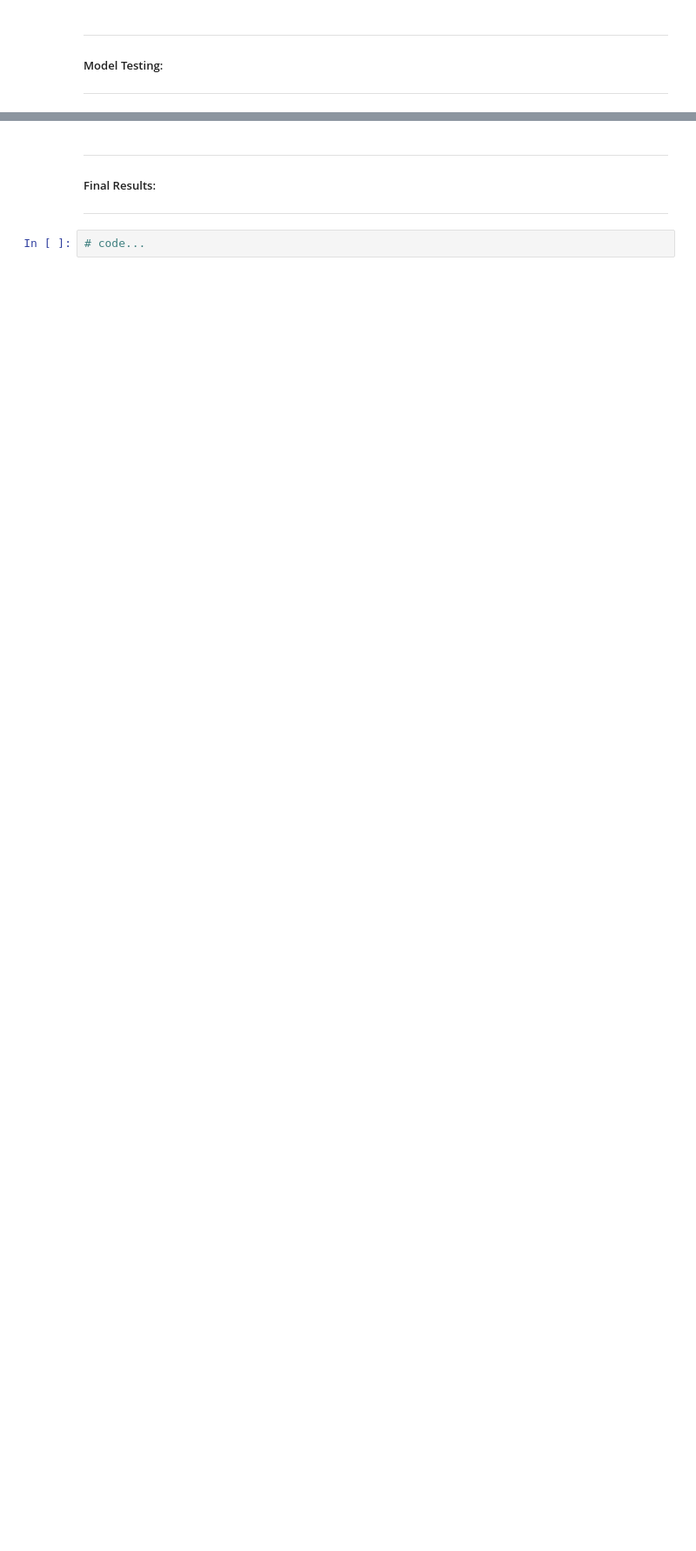
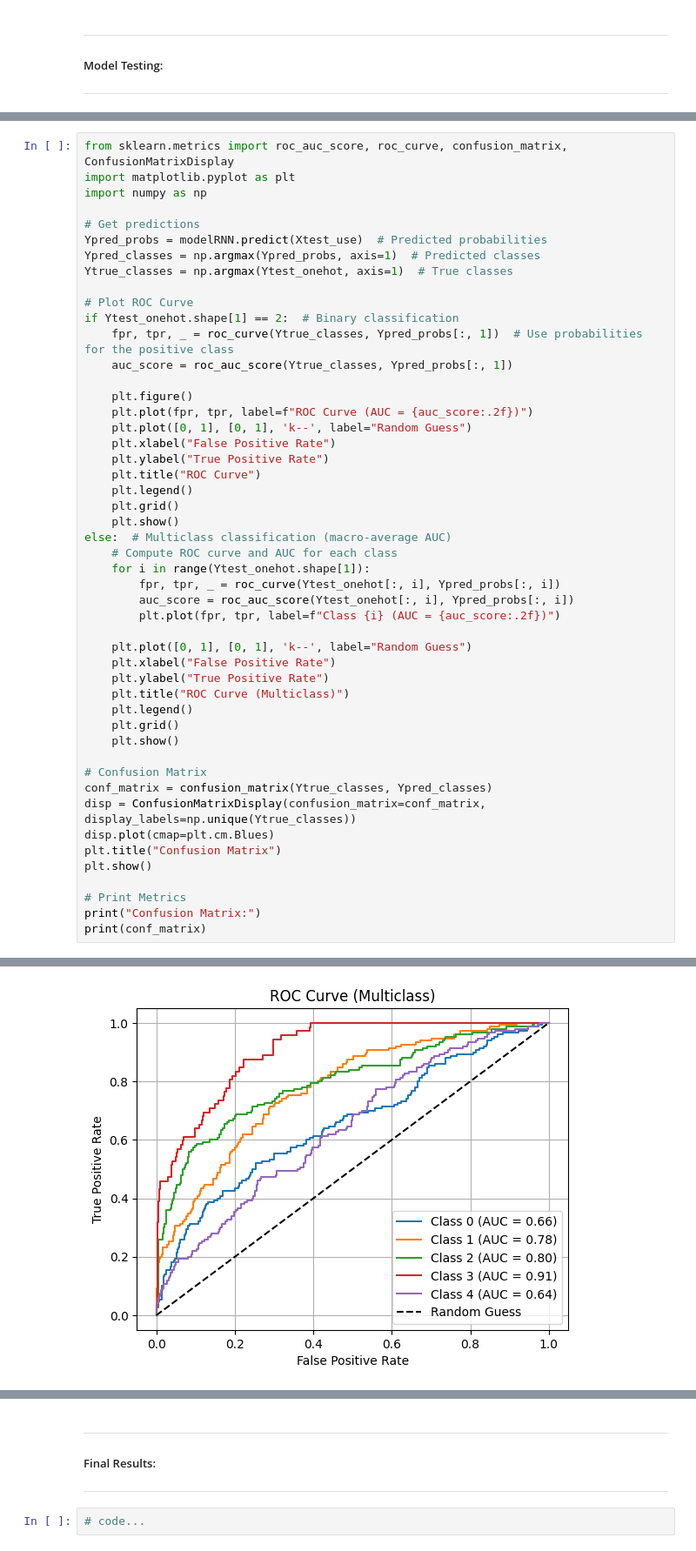
Before and after one commit to jeffock/mri_alz_prog_CNN, a Jupyter notebook: mri_alz_prog.ipynb, the cells around one changed output, grey strips where cells are left out. Shown at 87% size. Drawn from its saved outputs; the diff is of its cells as text; blank space fills up the shorter version.

```diff
--- a/mri_alz_prog.ipynb
+++ b/mri_alz_prog.ipynb
@@ -541,0 +408,50 @@ plt.show()
+# %%
+from sklearn.metrics import roc_auc_score, roc_curve, confusion_matrix, ConfusionMatrixDisplay
+import matplotlib.pyplot as plt
+import numpy as np
+
+# Get predictions
+Ypred_probs = modelRNN.predict(Xtest_use)  # Predicted probabilities
+Ypred_classes = np.argmax(Ypred_probs, axis=1)  # Predicted classes
+Ytrue_classes = np.argmax(Ytest_onehot, axis=1)  # True classes
+
+# Plot ROC Curve
+if Ytest_onehot.shape[1] == 2:  # Binary classification
+    fpr, tpr, _ = roc_curve(Ytrue_classes, Ypred_probs[:, 1])  # Use probabilities for the positive class
+    auc_score = roc_auc_score(Ytrue_classes, Ypred_probs[:, 1])
+
+    plt.figure()
+    plt.plot(fpr, tpr, label=f"ROC Curve (AUC = {auc_score:.2f})")
+    plt.plot([0, 1], [0, 1], 'k--', label="Random Guess")
+    plt.xlabel("False Positive Rate")
+    plt.ylabel("True Positive Rate")
+    plt.title("ROC Curve")
+    plt.legend()
+    plt.grid()
+    plt.show()
+else:  # Multiclass classification (macro-average AUC)
+    # Compute ROC curve and AUC for each class
+    for i in range(Ytest_onehot.shape[1]):
+        fpr, tpr, _ = roc_curve(Ytest_onehot[:, i], Ypred_probs[:, i])
+        auc_score = roc_auc_score(Ytest_onehot[:, i], Ypred_probs[:, i])
+        plt.plot(fpr, tpr, label=f"Class {i} (AUC = {auc_score:.2f})")
+
+    plt.plot([0, 1], [0, 1], 'k--', label="Random Guess")
+    plt.xlabel("False Positive Rate")
+    plt.ylabel("True Positive Rate")
+    plt.title("ROC Curve (Multiclass)")
+    plt.legend()
+    plt.grid()
+    plt.show()
+
+# Confusion Matrix
+conf_matrix = confusion_matrix(Ytrue_classes, Ypred_classes)
+disp = ConfusionMatrixDisplay(confusion_matrix=conf_matrix, display_labels=np.unique(Ytrue_classes))
+disp.plot(cmap=plt.cm.Blues)
+plt.title("Confusion Matrix")
+plt.show()
+
+# Print Metrics
+print("Confusion Matrix:")
+print(conf_matrix)
+# %% [output]
@@ -541,0 +459 @@ plt.show()
+[figure, added]
```
Also changed, not shown: parts of 20 cells of this notebook.
